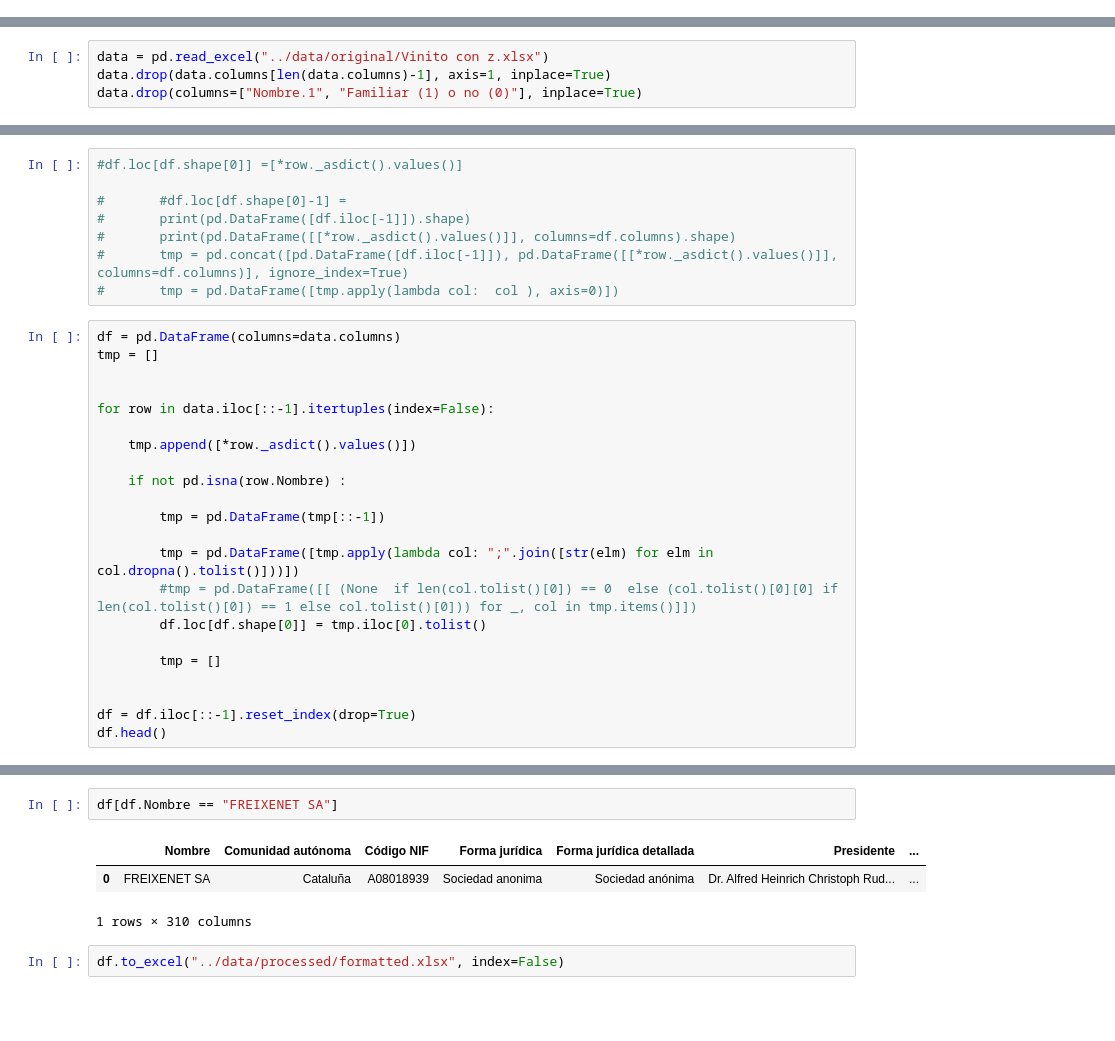
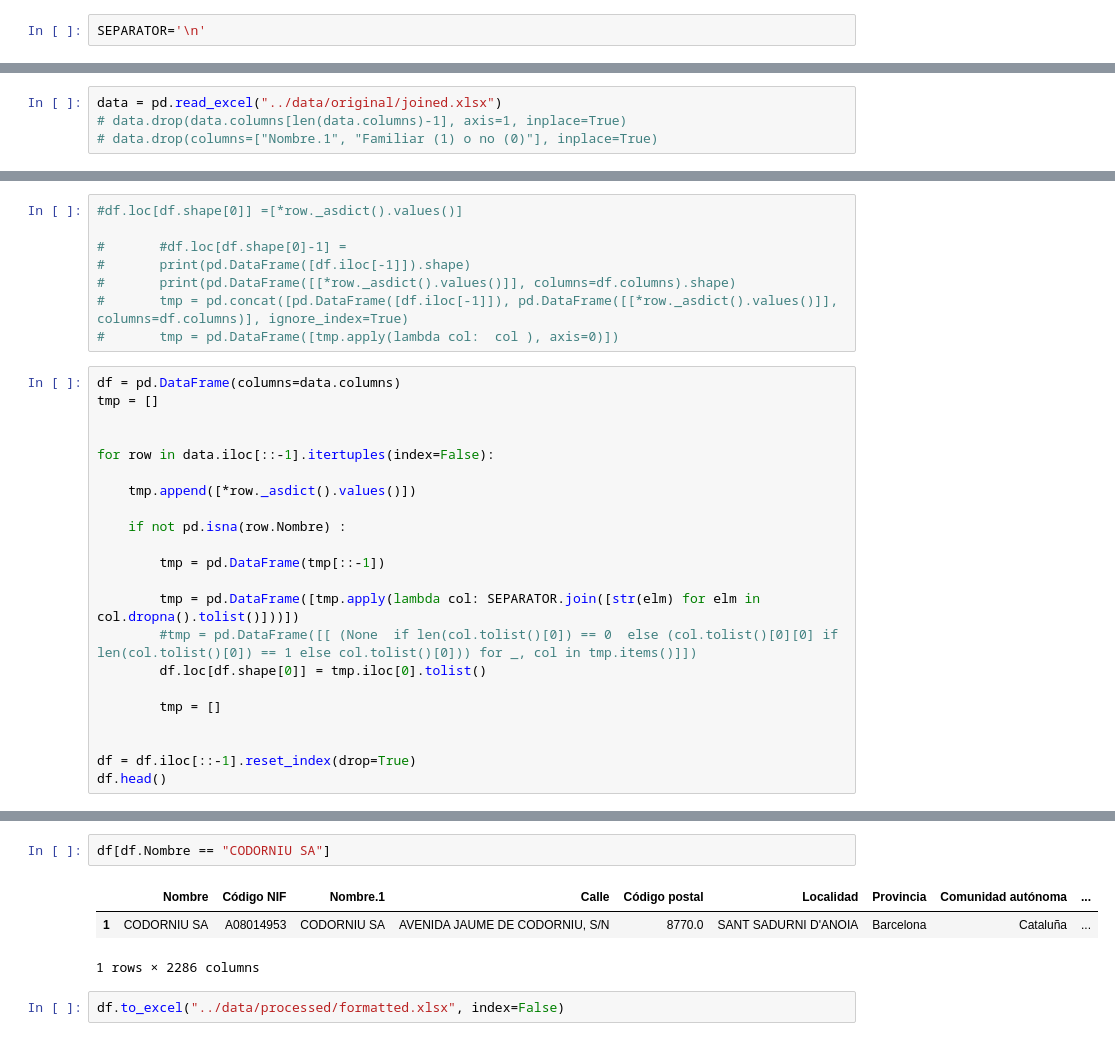
Before and after one commit to NelsonCC1812/tfg, a Jupyter notebook: scripts/db_reader.ipynb, the cells around one changed output, grey strips where cells are left out. Saved outputs shown, nothing was run; the diff lists cells and outputs as text; blank space fills up the shorter version.

```diff
--- a/scripts/db_reader.ipynb
+++ b/scripts/db_reader.ipynb
@@ -1,9 +3,11 @@
+# %%
+SEPARATOR='\n'
 # %%
 import pandas as pd
 # %%
-data = pd.read_excel("../data/original/Vinito con z.xlsx")
-data.drop(data.columns[len(data.columns)-1], axis=1, inplace=True)
-data.drop(columns=["Nombre.1", "Familiar (1) o no (0)"], inplace=True)
+data = pd.read_excel("../data/original/joined.xlsx")
+# data.drop(data.columns[len(data.columns)-1], axis=1, inplace=True)
+# data.drop(columns=["Nombre.1", "Familiar (1) o no (0)"], inplace=True)
 # %%
 list(data.columns)
 # %% [output]
@@ -57,7 +61,7 @@ for row in data.iloc[::-1].itertuples(index=False):
 
 		tmp = pd.DataFrame(tmp[::-1])
 
-		tmp = pd.DataFrame([tmp.apply(lambda col: ";".join([str(elm) for elm in col.dropna().tolist()]))])
+		tmp = pd.DataFrame([tmp.apply(lambda col: SEPARATOR.join([str(elm) for elm in col.dropna().tolist()]))])
 		#tmp = pd.DataFrame([[ (None  if len(col.tolist()[0]) == 0  else (col.tolist()[0][0] if len(col.tolist()[0]) == 1 else col.tolist()[0])) for _, col in tmp.items()]])
 		df.loc[df.shape[0]] = tmp.iloc[0].tolist()
 
@@ -95,8 +98,8 @@ df.head()
 # %%
-df[df.Nombre == "FREIXENET SA"]
+df[df.Nombre == "CODORNIU SA"]
 # %% [output]
-|  | Nombre | Comunidad autónoma | Código NIF | Forma jurídica | Forma jurídica detallada | Presidente | ... |
-| 0 | FREIXENET SA | Cataluña | A08018939 | Sociedad anonima | Sociedad anónima | Dr. Alfred Heinrich Christoph Rud... | ... |
+|  | Nombre | Código NIF | Nombre.1 | Calle | Código postal | Localidad | Provincia | Comunidad autónoma | ... |
+| 1 | CODORNIU SA | A08014953 | CODORNIU SA | AVENIDA JAUME DE CODORNIU, S/N | 8770.0 | SANT SADURNI D'ANOIA | Barcelona | Cataluña | ... |
-1 rows × 310 columns
+1 rows × 2286 columns
 # %%
 df.to_excel("../data/processed/formatted.xlsx", index=False)
```
Also changed, not shown: parts of 6 cells of this notebook, 7 other files.
